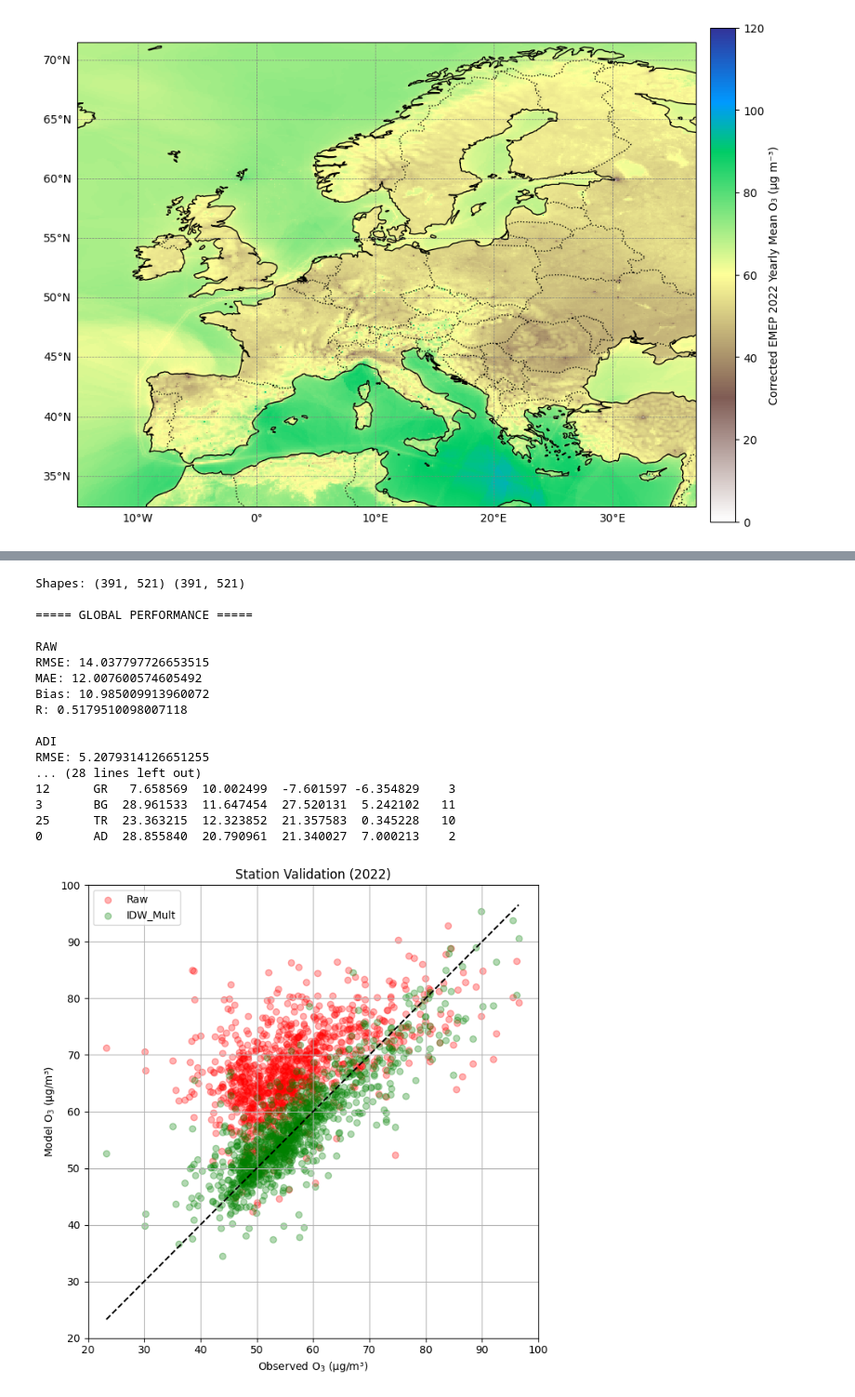
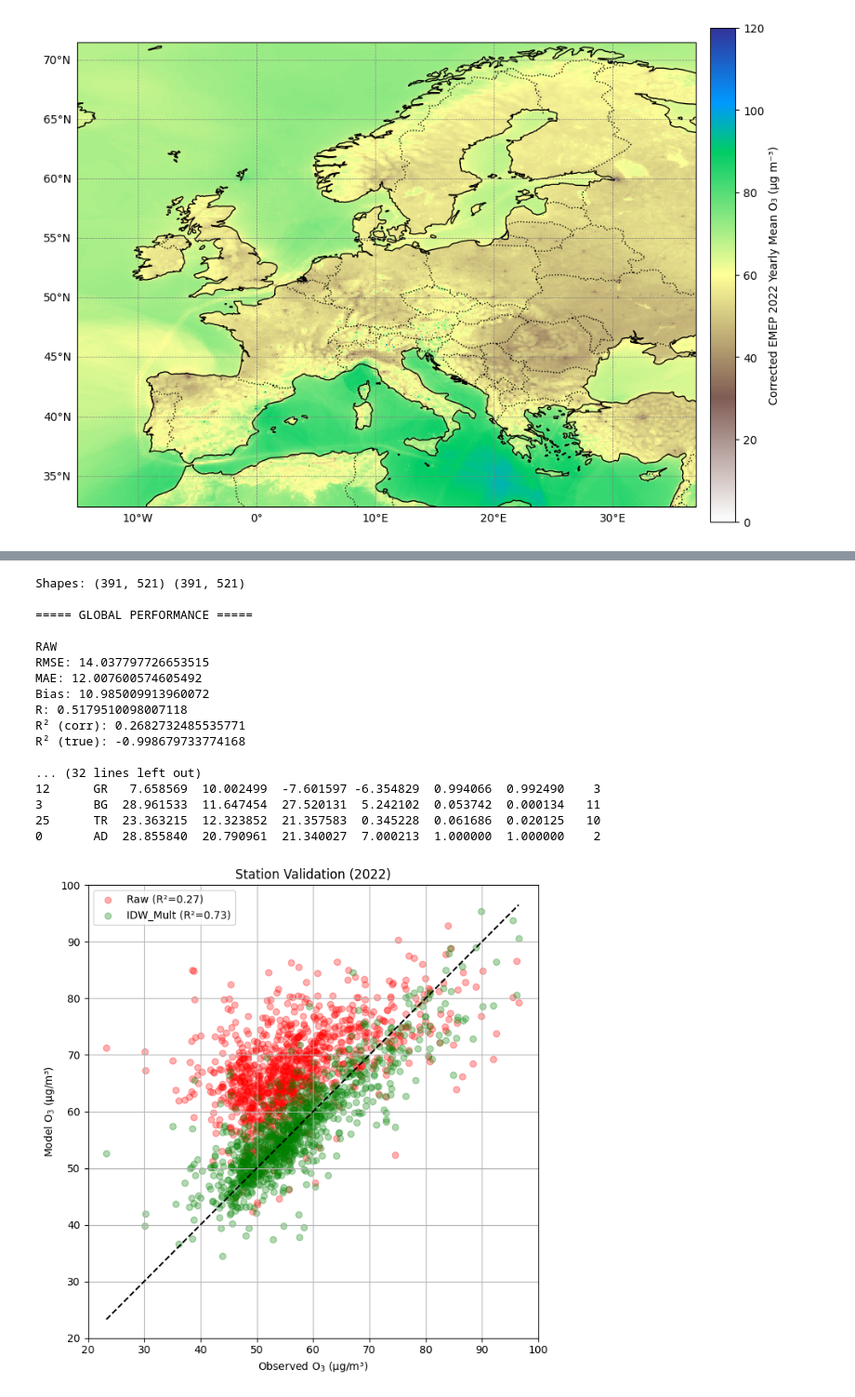
Before and after one commit to costpetrides/FAIRMODE-WG5, a Jupyter notebook: Phase2/IDW_Mult_O3.ipynb, the cells around one changed output, grey strips where cells are left out. Shown at 93% size. Saved outputs shown, nothing was run; the diff lists cells and outputs as text; code cells hidden in the pictures.

```diff
--- a/Phase2/IDW_Mult_O3.ipynb
+++ b/Phase2/IDW_Mult_O3.ipynb
@@ -1411,7 +1443,7 @@ def bilinear_interp(lon_pt, lat_pt, lon, lat, field):
     ) / ((x2 - x1) * (y2 - y1))
 
 # ======================================================
-# 4. EXTRACT MODEL VALUES AT STATIONS
+# 4. EXTRACT MODEL VALUES
 # ======================================================
 raw_vals = []
 wdi_vals = []
@@ -1450,22 +1482,44 @@ def bias(a, b):
 def corr(a, b):
     return np.corrcoef(a, b)[0,1]
 
+def r2_from_corr(r):
+    return r**2
+
+def r2_true(model, obs):
+    ss_res = np.sum((obs - model)**2)
+    ss_tot = np.sum((obs - np.mean(obs))**2)
+    return 1 - ss_res / ss_tot
+
 print("\n===== GLOBAL PERFORMANCE =====")
+
+# compute once
+r_raw = corr(raw_vals, obs)
+r_wdi = corr(wdi_vals, obs)
+
+r2_raw_corr = r2_from_corr(r_raw)
+r2_wdi_corr = r2_from_corr(r_wdi)
+
+r2_raw_true = r2_true(raw_vals, obs)
+r2_wdi_true = r2_true(wdi_vals, obs)
 
 print("\nRAW")
 print("RMSE:", rmse(raw_vals, obs))
 print("MAE:", mae(raw_vals, obs))
 print("Bias:", bias(raw_vals, obs))
-print("R:", corr(raw_vals, obs))
+print("R:", r_raw)
+print("R² (corr):", r2_raw_corr)
+print("R² (true):", r2_raw_true)
 
 print("\nADI")
 print("RMSE:", rmse(wdi_vals, obs))
 print("MAE:", mae(wdi_vals, obs))
 print("Bias:", bias(wdi_vals, obs))
-print("R:", corr(wdi_vals, obs))
+print("R:", r_wdi)
+print("R² (corr):", r2_wdi_corr)
+print("R² (true):", r2_wdi_true)
 
 # ======================================================
-# 7. COUNTRY-LEVEL METRICS
+# 7. COUNTRY METRICS
 # ======================================================
 results = []
 
@@ -1475,12 +1529,17 @@ for country, group in df.groupby("Country"):
     raw_c = group["Model_Raw"].values
     wdi_c = group["Model_WDI"].values
 
+    r_raw_c = corr(raw_c, obs_c)
+    r_wdi_c = corr(wdi_c, obs_c)
+
     results.append({
         "Country": country,
         "RMSE_Raw": rmse(raw_c, obs_c),
         "RMSE_WDI": rmse(wdi_c, obs_c),
         "Bias_Raw": bias(raw_c, obs_c),
         "Bias_WDI": bias(wdi_c, obs_c),
+        "R2_Raw": r_raw_c**2,
+        "R2_WDI": r_wdi_c**2,
         "N": len(group)
     })
 
@@ -1494,8 +1553,13 @@ print(metrics_df)
 # ======================================================
 plt.figure(figsize=(7,7))
 
-plt.scatter(obs, raw_vals, label="Raw", alpha=0.3, color='red')
-plt.scatter(obs, wdi_vals, label="IDW_Mult", alpha=0.3, color='green')
+plt.scatter(obs, raw_vals,
+            label=f"Raw (R²={r2_raw_corr:.2f})",
+            alpha=0.3, color='red')
+
+plt.scatter(obs, wdi_vals,
+            label=f"IDW_Mult (R²={r2_wdi_corr:.2f})",
+            alpha=0.3, color='green')
 
 min_v = min(obs.min(), raw_vals.min(), wdi_vals.min())
 max_v = max(obs.max(), raw_vals.max(), wdi_vals.max())
@@ -1513,7 +1577,7 @@ plt.tight_layout()
 plt.show()
 
 # ======================================================
-# 9. COUNTRY COMPARISON PLOT
+# 9. COUNTRY PLOT
 # ======================================================
 country_mean = df.groupby("Country")[[
     "Average",
@@ -1529,43 +1593,43 @@ country_mean = country_mean.rename(columns={
 
 country_mean = country_mean.sort_values("OBS")
 
 nstations = df.groupby("Country").size()
-
 labels = [f"{c}\n({nstations[c]})" for c in country_mean.index]
 x = np.arange(len(country_mean))
 
 plt.figure(figsize=(14,6))
 
 plt.plot(x, country_mean["RAW"], color='red', linewidth=2, label="EMEP (Raw)")
 plt.plot(x, country_mean["OBS"], color='orange', linewidth=2, label="OBS")
 plt.plot(x, country_mean["WDI"], color='green', linewidth=2, label="IDW_Mult Corrected")
-plt.ylim(20,100)
+
 plt.xticks(x, labels, rotation=45)
 plt.ylabel("O$_3$ (μg/m³)")
 plt.title("O$_3$ 2022")
+plt.ylim(20,100)
 plt.legend()
 plt.grid(alpha=0.2)
 plt.tight_layout()
 plt.show()
 # %% [output]
 Shapes: (391, 521) (391, 521)
 
 ===== GLOBAL PERFORMANCE =====
 
 RAW
 RMSE: 14.037797726653515
 MAE: 12.007600574605492
 Bias: 10.985009913960072
 R: 0.5179510098007118
+R² (corr): 0.2682732485535771
+R² (true): -0.998679733774168
 
-ADI
-RMSE: 5.2079314126651255
-... (28 lines left out)
-12      GR   7.658569  10.002499  -7.601597 -6.354829    3
-3       BG  28.961533  11.647454  27.520131  5.242102   11
-25      TR  23.363215  12.323852  21.357583  0.345228   10
-0       AD  28.855840  20.790961  21.340027  7.000213    2
+... (32 lines left out)
+12      GR   7.658569  10.002499  -7.601597 -6.354829  0.994066  0.992490    3
+3       BG  28.961533  11.647454  27.520131  5.242102  0.053742  0.000134   11
+25      TR  23.363215  12.323852  21.357583  0.345228  0.061686  0.020125   10
+0       AD  28.855840  20.790961  21.340027  7.000213  1.000000  1.000000    2
-[figure, old version]
+[figure, new version]
 [figure]
 # %%
 import numpy as np
```
Also changed, not shown: parts of 3 cells of this notebook.
